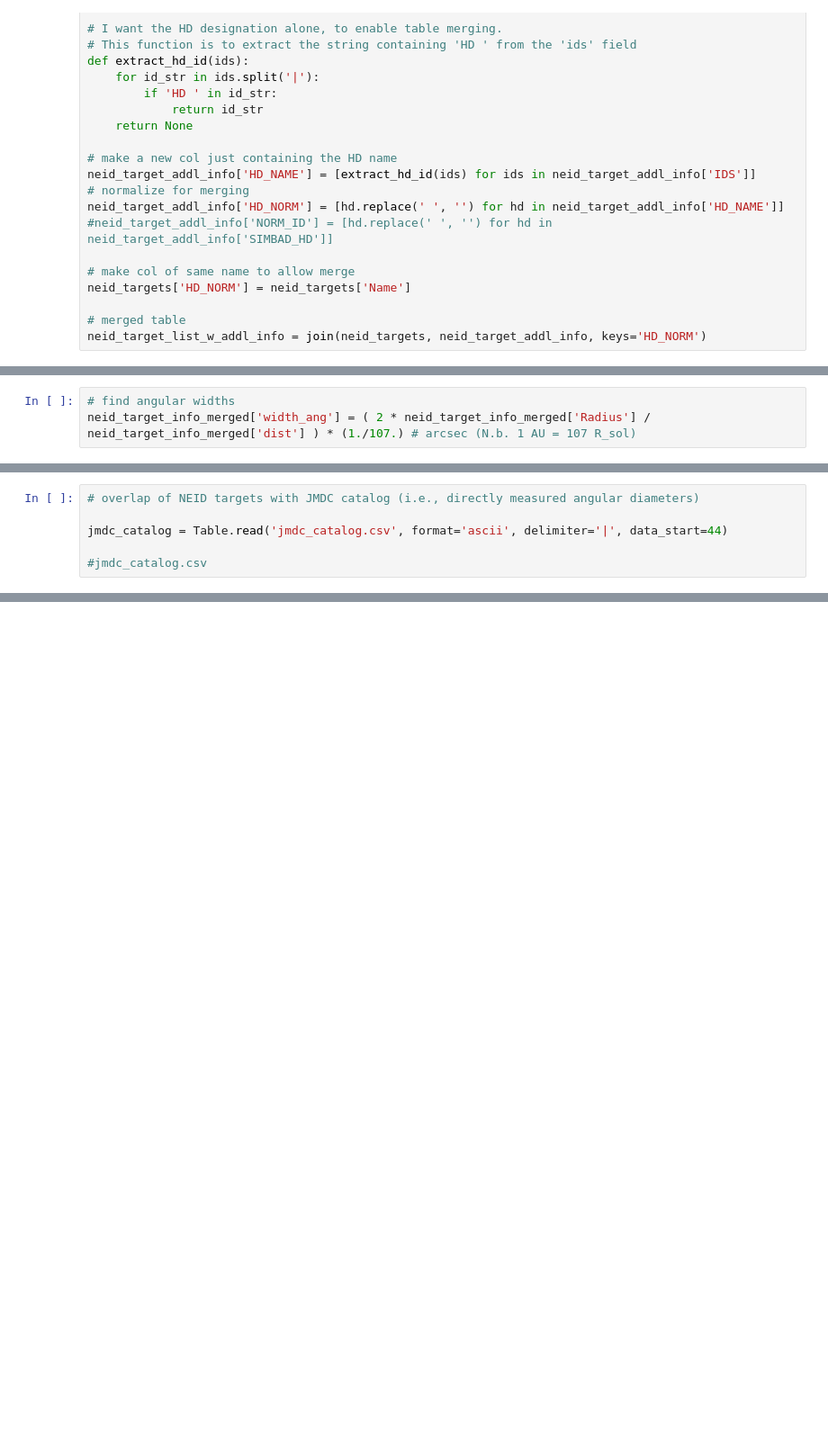
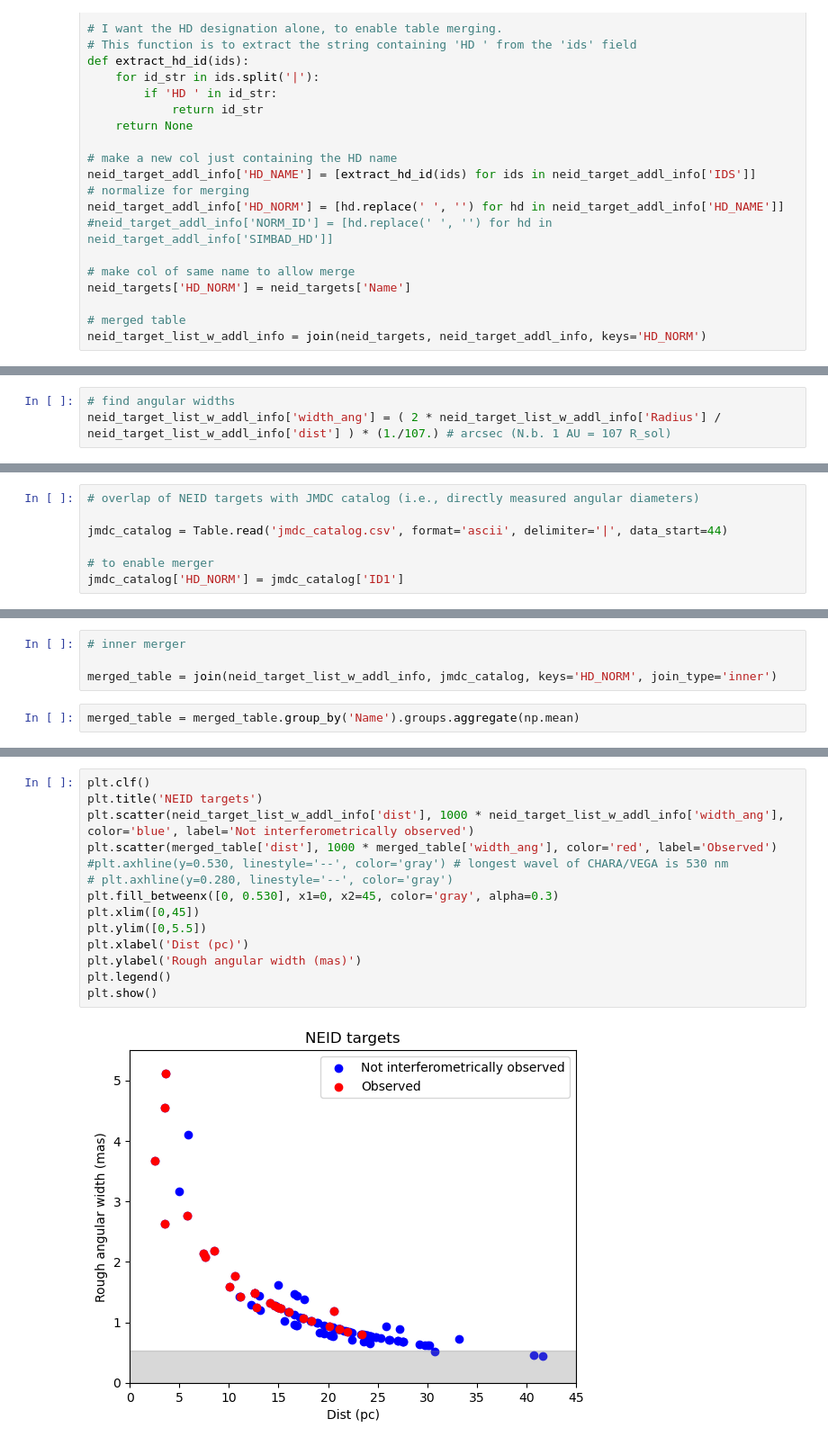
Before and after one commit to mwanakijiji/misc, a Jupyter notebook: notebooks_for_development/noirlab_exoplanet_hosts.ipynb, the cells around one changed output, grey strips where cells are left out. Shown at 90% size. Saved outputs shown, nothing was run; the diff lists cells and outputs as text; blank space fills up the shorter version.

```diff
--- a/notebooks_for_development/noirlab_exoplanet_hosts.ipynb
+++ b/notebooks_for_development/noirlab_exoplanet_hosts.ipynb
@@ -174,3 +101,3 @@ plt.show()
 # %%
 # find angular widths
-neid_target_info_merged['width_ang'] = ( 2 * neid_target_info_merged['Radius'] / neid_target_info_merged['dist'] ) * (1./107.) # arcsec (N.b. 1 AU = 107 R_sol)
+neid_target_list_w_addl_info['width_ang'] = ( 2 * neid_target_list_w_addl_info['Radius'] / neid_target_list_w_addl_info['dist'] ) * (1./107.) # arcsec (N.b. 1 AU = 107 R_sol)
@@ -189,4 +112,5 @@ plt.show()
 
 jmdc_catalog = Table.read('jmdc_catalog.csv', format='ascii', delimiter='|', data_start=44)
 
-#jmdc_catalog.csv
+# to enable merger
+jmdc_catalog['HD_NORM'] = jmdc_catalog['ID1']
@@ -299,0 +124,6 @@ Table length=1972
+# %%
+# inner merger
+
+merged_table = join(neid_target_list_w_addl_info, jmdc_catalog, keys='HD_NORM', join_type='inner')
+# %%
+merged_table = merged_table.group_by('Name').groups.aggregate(np.mean)
@@ -299,0 +151,16 @@ Table length=1972
+# %%
+plt.clf()
+plt.title('NEID targets')
+plt.scatter(neid_target_list_w_addl_info['dist'], 1000 * neid_target_list_w_addl_info['width_ang'], color='blue', label='Not interferometrically observed')
+plt.scatter(merged_table['dist'], 1000 * merged_table['width_ang'], color='red', label='Observed')
+#plt.axhline(y=0.530, linestyle='--', color='gray') # longest wavel of CHARA/VEGA is 530 nm
+# plt.axhline(y=0.280, linestyle='--', color='gray')
+plt.fill_betweenx([0, 0.530], x1=0, x2=45, color='gray', alpha=0.3)
+plt.xlim([0,45])
+plt.ylim([0,5.5])
+plt.xlabel('Dist (pc)')
+plt.ylabel('Rough angular width (mas)')
+plt.legend()
+plt.show()
+# %% [output]
+[figure, added]
```
Also changed, not shown: parts of 32 cells of this notebook, 5 other files.
